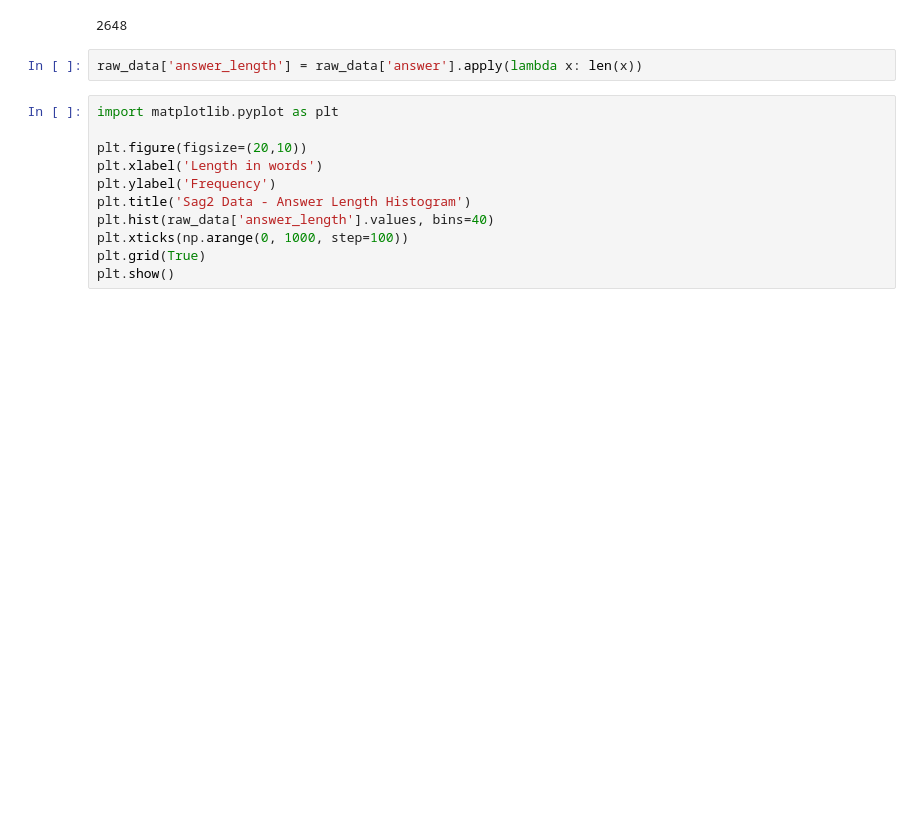
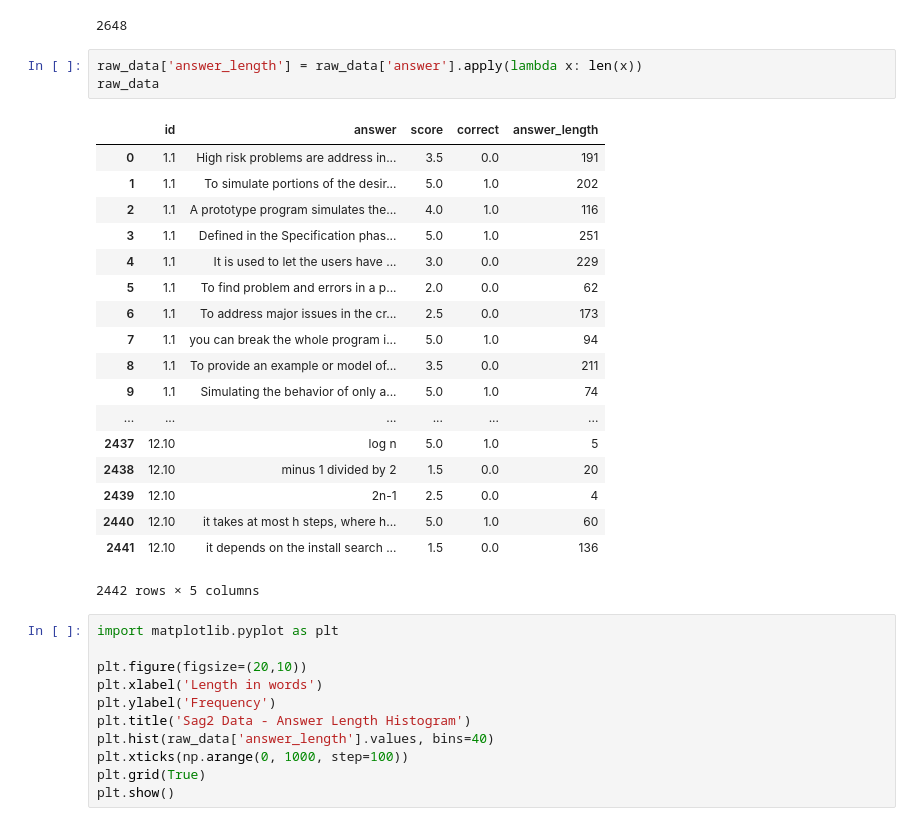
Before and after one commit to dbbrandt/short_answer_granding_capstone_project, a Jupyter notebook: Capstone 2 SAG-XGB.ipynb, the cells around one changed output. Drawn from its saved outputs; the diff is of its cells as text; blank space fills up the shorter version.

```diff
--- a/Capstone 2 SAG-XGB.ipynb
+++ b/Capstone 2 SAG-XGB.ipynb
@@ -65,6 +65,26 @@ len(vocab)
 2648
 # %%
 raw_data['answer_length'] = raw_data['answer'].apply(lambda x: len(x))
+raw_data
+# %% [output]
+|  | id | answer | score | correct | answer_length |
+| 0 | 1.1 | High risk problems are address in... | 3.5 | 0.0 | 191 |
+| 1 | 1.1 | To simulate portions of the desir... | 5.0 | 1.0 | 202 |
+| 2 | 1.1 | A prototype program simulates the... | 4.0 | 1.0 | 116 |
+| 3 | 1.1 | Defined in the Specification phas... | 5.0 | 1.0 | 251 |
+| 4 | 1.1 | It is used to let the users have ... | 3.0 | 0.0 | 229 |
+| 5 | 1.1 | To find problem and errors in a p... | 2.0 | 0.0 | 62 |
+| 6 | 1.1 | To address major issues in the cr... | 2.5 | 0.0 | 173 |
+| 7 | 1.1 | you can break the whole program i... | 5.0 | 1.0 | 94 |
+| 8 | 1.1 | To provide an example or model of... | 3.5 | 0.0 | 211 |
+| 9 | 1.1 | Simulating the behavior of only a... | 5.0 | 1.0 | 74 |
+| ... | ... | ... | ... | ... | ... |
+| 2437 | 12.10 | log n | 5.0 | 1.0 | 5 |
+| 2438 | 12.10 | minus 1 divided by 2 | 1.5 | 0.0 | 20 |
+| 2439 | 12.10 | 2n-1 | 2.5 | 0.0 | 4 |
+| 2440 | 12.10 | it takes at most h steps, where h... | 5.0 | 1.0 | 60 |
+| 2441 | 12.10 | it depends on the install search ... | 1.5 | 0.0 | 136 |
+2442 rows × 5 columns
 # %%
 import matplotlib.pyplot as plt
 
```
Also changed, not shown: parts of 3 cells of this notebook, 2 other files.
